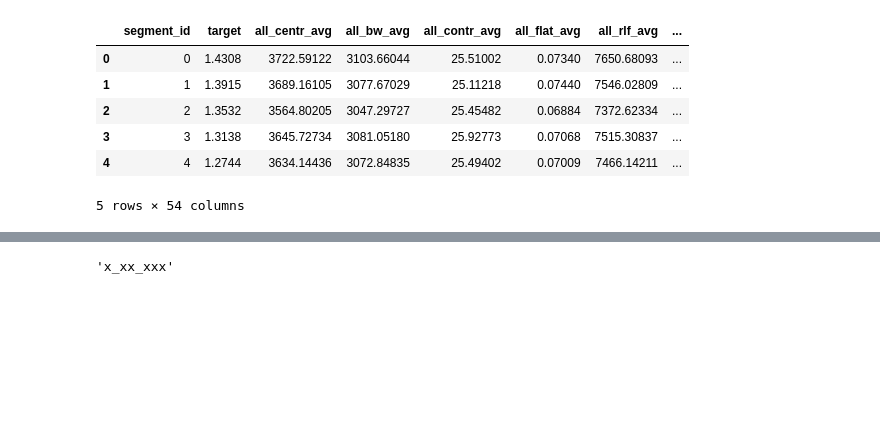
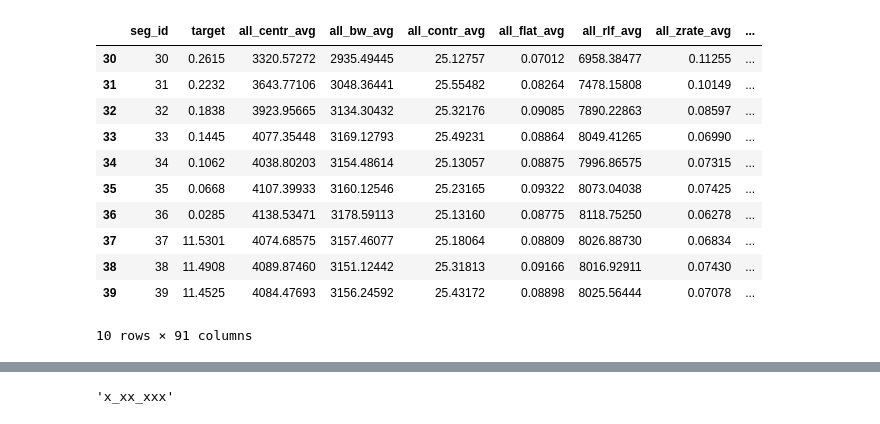
Before and after one commit to viktorsapozhok/earthquake-prediction, a Jupyter notebook: notebooks/test.ipynb, the cells around one changed output, grey strips where cells are left out. Saved outputs shown, nothing was run; the diff lists cells and outputs as text; code cells hidden in the pictures; blank space fills up the shorter version.

```diff
--- a/notebooks/test.ipynb
+++ b/notebooks/test.ipynb
@@ -22,17 +23,22 @@ logging.basicConfig(format='%(asctime)s | %(name)s | %(message)s',
     level=logging.INFO, datefmt='%Y-%m-%d %H:%M:%S')
 logger = logging.getLogger('INTM')
 # %%
-data = pd.read_csv('/home/alex/Projects/earthquake-prediction/data/train.csv')
+data = pd.read_csv('/home/alex/Projects/earthquake-prediction/data/train_4100.csv')
 #data.set_index('segment_id', inplace=True)
 data.fillna(method='bfill', inplace=True)
 data.fillna(value=0, inplace=True)
-data.head()
+data[30:40]
 # %% [output]
-|  | segment_id | target | all_centr_avg | all_bw_avg | all_contr_avg | all_flat_avg | all_rlf_avg | ... |
-| 0 | 0 | 1.4308 | 3722.59122 | 3103.66044 | 25.51002 | 0.07340 | 7650.68093 | ... |
-| 1 | 1 | 1.3915 | 3689.16105 | 3077.67029 | 25.11218 | 0.07440 | 7546.02809 | ... |
-| 2 | 2 | 1.3532 | 3564.80205 | 3047.29727 | 25.45482 | 0.06884 | 7372.62334 | ... |
-| 3 | 3 | 1.3138 | 3645.72734 | 3081.05180 | 25.92773 | 0.07068 | 7515.30837 | ... |
-| 4 | 4 | 1.2744 | 3634.14436 | 3072.84835 | 25.49402 | 0.07009 | 7466.14211 | ... |
+|  | seg_id | target | all_centr_avg | all_bw_avg | all_contr_avg | all_flat_avg | all_rlf_avg | all_zrate_avg | ... |
+| 30 | 30 | 0.2615 | 3320.57272 | 2935.49445 | 25.12757 | 0.07012 | 6958.38477 | 0.11255 | ... |
+| 31 | 31 | 0.2232 | 3643.77106 | 3048.36441 | 25.55482 | 0.08264 | 7478.15808 | 0.10149 | ... |
+| 32 | 32 | 0.1838 | 3923.95665 | 3134.30432 | 25.32176 | 0.09085 | 7890.22863 | 0.08597 | ... |
+| 33 | 33 | 0.1445 | 4077.35448 | 3169.12793 | 25.49231 | 0.08864 | 8049.41265 | 0.06990 | ... |
+| 34 | 34 | 0.1062 | 4038.80203 | 3154.48614 | 25.13057 | 0.08875 | 7996.86575 | 0.07315 | ... |
+| 35 | 35 | 0.0668 | 4107.39933 | 3160.12546 | 25.23165 | 0.09322 | 8073.04038 | 0.07425 | ... |
+| 36 | 36 | 0.0285 | 4138.53471 | 3178.59113 | 25.13160 | 0.08775 | 8118.75250 | 0.06278 | ... |
+| 37 | 37 | 11.5301 | 4074.68575 | 3157.46077 | 25.18064 | 0.08809 | 8026.88730 | 0.06834 | ... |
+| 38 | 38 | 11.4908 | 4089.87460 | 3151.12442 | 25.31813 | 0.09166 | 8016.92911 | 0.07430 | ... |
+| 39 | 39 | 11.4525 | 4084.47693 | 3156.24592 | 25.43172 | 0.08898 | 8025.56444 | 0.07078 | ... |
-5 rows × 54 columns
+10 rows × 91 columns
 # %%
```
Also changed, not shown: parts of 43 cells of this notebook, 14 other files.
